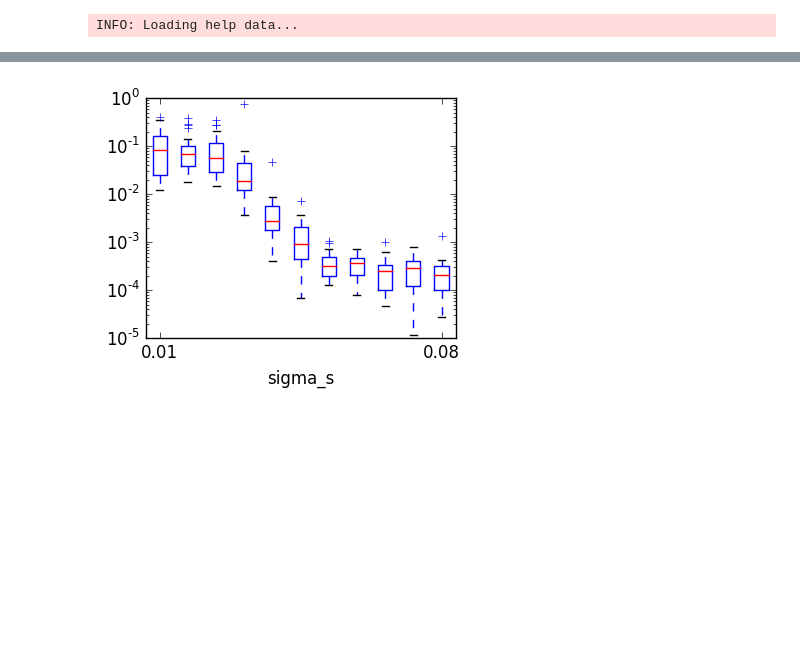
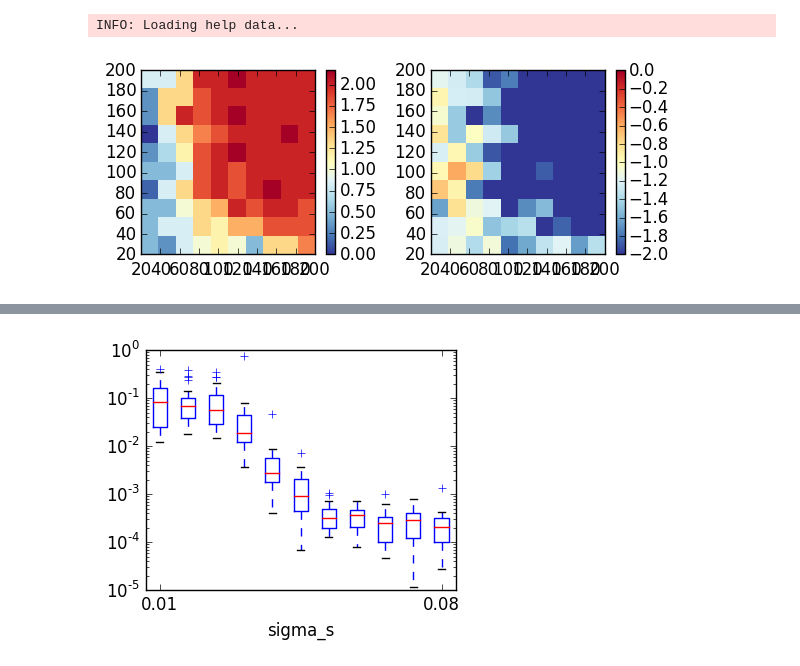
Before and after one commit to ganguli-lab/single-trial, a Jupyter notebook: notebooks/Analysis - Dynamical System SSID.ipynb, the cells around one changed output, grey strips where cells are left out. Cells and saved outputs as stored; diff of their text form; code cells hidden in the pictures; blank space fills up the shorter version.

```diff
--- a/notebooks/Analysis - Dynamical System SSID.ipynb
+++ b/notebooks/Analysis - Dynamical System SSID.ipynb
@@ -18,3 +23,48 @@ addprocs(12);
 end
 # %% [output]
 INFO: Loading help data...
+# %%
+@everywhere K, N, τs, τn = 2, 2000, 10, 2
+@everywhere ϕs, ϕn = exp(-1./τs), exp(-1./τn)
+@everywhere σs = 0.2 * sqrt(N / K)
+@everywhere Ts = int(linspace(20, 200, 10))
+@everywhere Ms = int(linspace(20, 200, 10))
+ntrials = 6
+# @everywhere T = 250 * 𝛕s
+
+dims = SharedArray(Float64, length(Ms), length(Ts), ntrials)
+errs = SharedArray(Float64, length(Ms), length(Ts), ntrials)
+
+for (ixM, M) in enumerate(Ms), (ixT, T) in enumerate(Ts)
+    debug("ixM: $ixM; ixT: $ixT")
+    @sync @parallel for ixtrial in 1:ntrials
+        model = DynModel(N, K, M, T, ϕs, ϕn, σs)
+        X = sample(model)
+        uX, sX, vX = svd(X)
+        noise_floor = sv_outfloor(ARMPModel(model.M, model.T, model.phin, 1.0))
+
+        dims[ixM, ixT, ixtrial] = sum(sX .> noise_floor)
+
+        What = hoKalman(X, 3, K)[1]
+        errs[ixM, ixT, ixtrial] = specErr(eig(What)[1], eig(model.Ws)[1])
+    end
+end
+# %%
+figure(figsize=(6, 2.5))
+subplot(121)
+imshow(squeeze(mean(dims, 3), 3), aspect="auto", interpolation="nearest", origin="lower", cmap="RdYlBu_r",
+    extent=[extrema(Ts)..., extrema(Ms)...]);
+colorbar()
+
+subplot(122)
+imshow(squeeze(mean(log10(errs), 3), 3), aspect="auto", interpolation="nearest", origin="lower", cmap="RdYlBu_r",
+extent=[extrema(Ts)..., extrema(Ms)...], vmin=-2, vmax=0);
+colorbar()
+# colorbar();
+# contour(repmat(Ts' / 𝛕s, length(Ms), 1), repmat(Ms, 1, length(Ts)), theory, 1, linewidths=4, colors="k")
+# xlabel("T / tau_s");
+# title("Inferred dimensionality")
+tight_layout()
+# savefig("../figures/dyn.dim.eps")
+# %% [output]
+[figure, added]
```
Also changed, not shown: parts of 14 cells of this notebook, 8 other files.
